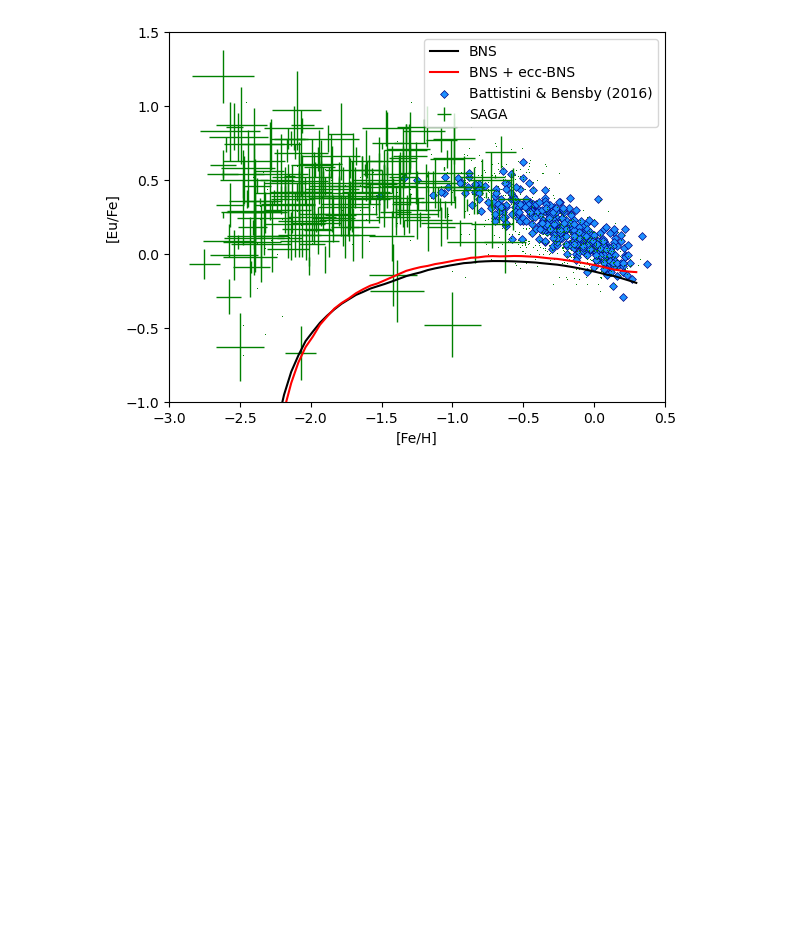
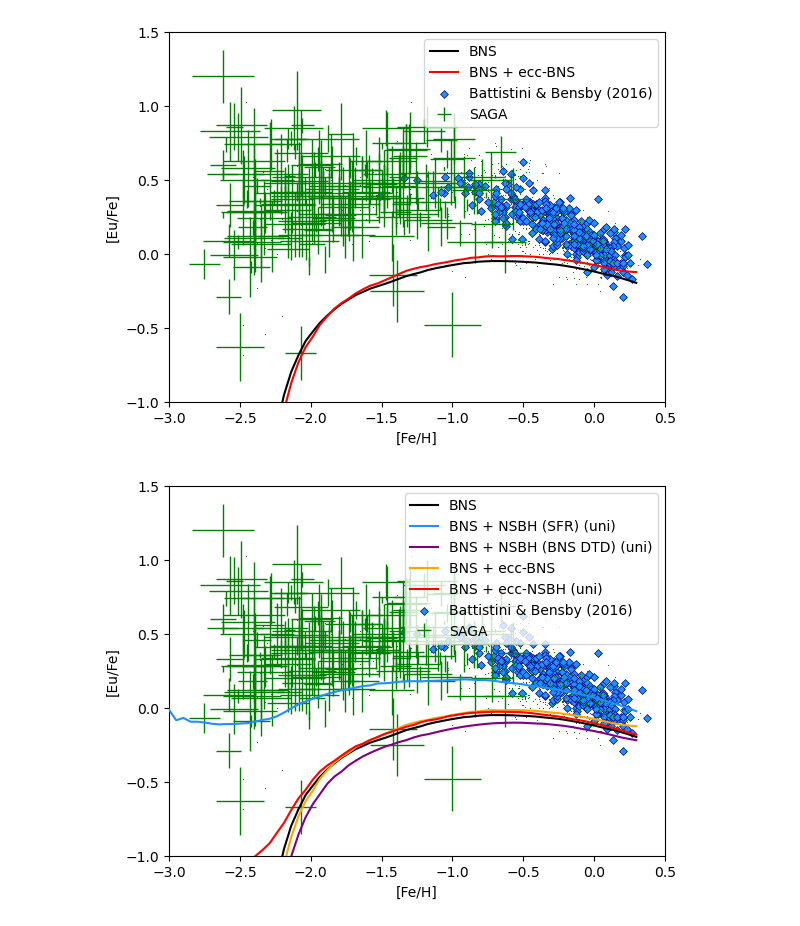
Before and after one commit to saleem-muhammed/bns-nsbh-rproc, a Jupyter notebook: explore/second_channel_various_cases.ipynb, the cells around one changed output. Saved outputs shown, nothing was run; the diff lists cells and outputs as text; code cells hidden in the pictures; blank space fills up the shorter version.

Commit message:
NSBH addition and plots added

```diff
--- a/explore/second_channel_various_cases.ipynb
+++ b/explore/second_channel_various_cases.ipynb
@@ -392,12 +392,17 @@ plot_abundance_history ([data_bns, data_bns_eccbns],
 # %% [output]
 [figure]
 # %%
-data_bns_eccbns['color'] = 'grey'
-data_bns_nsbh_sfr_uni['color'] = 'blue'
+data_bns_eccbns['color'] = 'orange'
+data_bns_nsbh_sfr_uni['color'] = 'dodgerblue'
 data_bns_nsbh_dtd_uni['color'] = 'purple'
 data_bns_eccnsbh_uni['color']  = 'red'
 
-plot_abundance_history ([data_bns, data_bns_eccbns
-                        data_bns_nsbh_sfr_uni,
-                        data_bns_nsbh_dtd_uni],
-                           show_observed=True, show_error_bar=False)
+plot_abundance_history ([data_bns,
+                         data_bns_nsbh_sfr_uni,
+                         data_bns_nsbh_dtd_uni,
+                         data_bns_eccbns,
+                         data_bns_eccnsbh_uni
+                        ],
+                        show_observed=True, show_error_bar=False)
+# %% [output]
+[figure, added]
```
